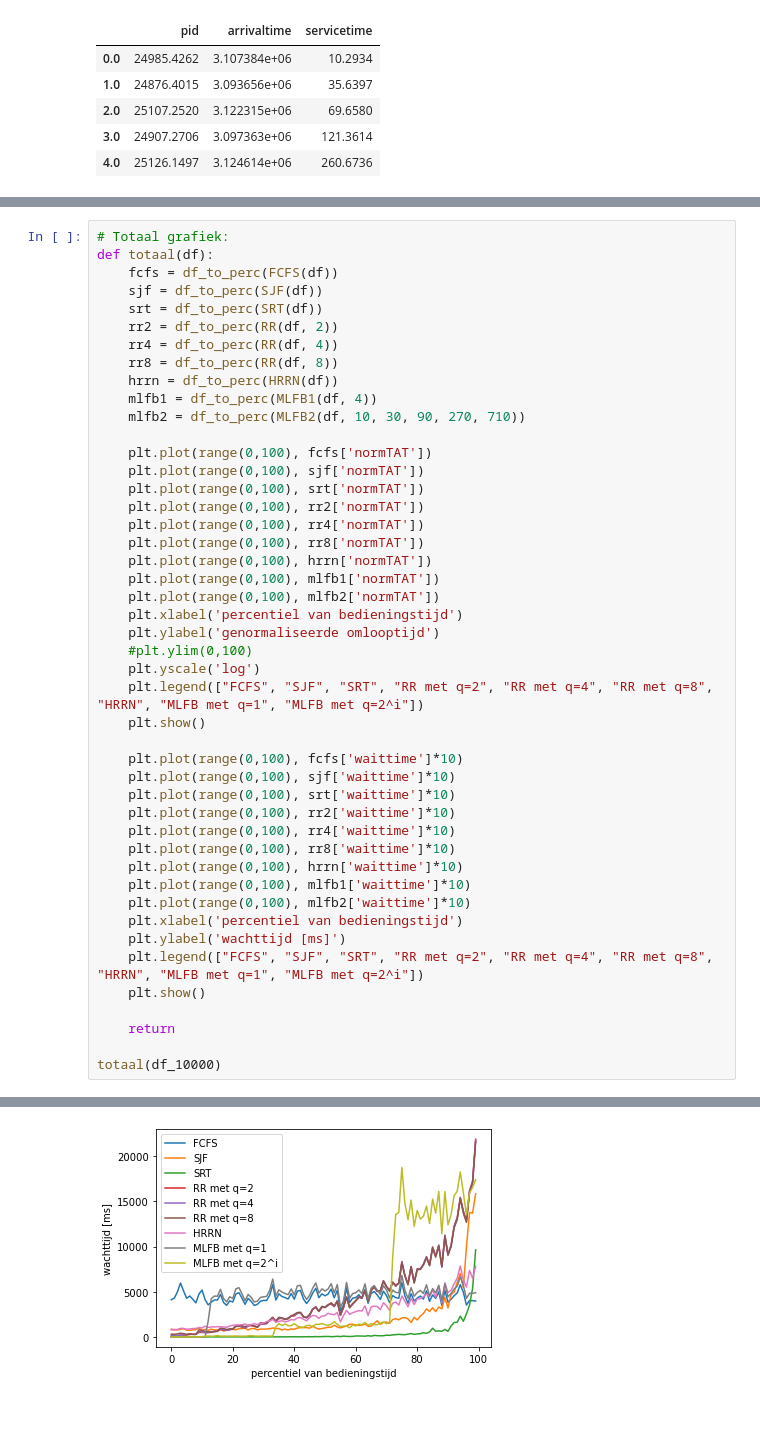
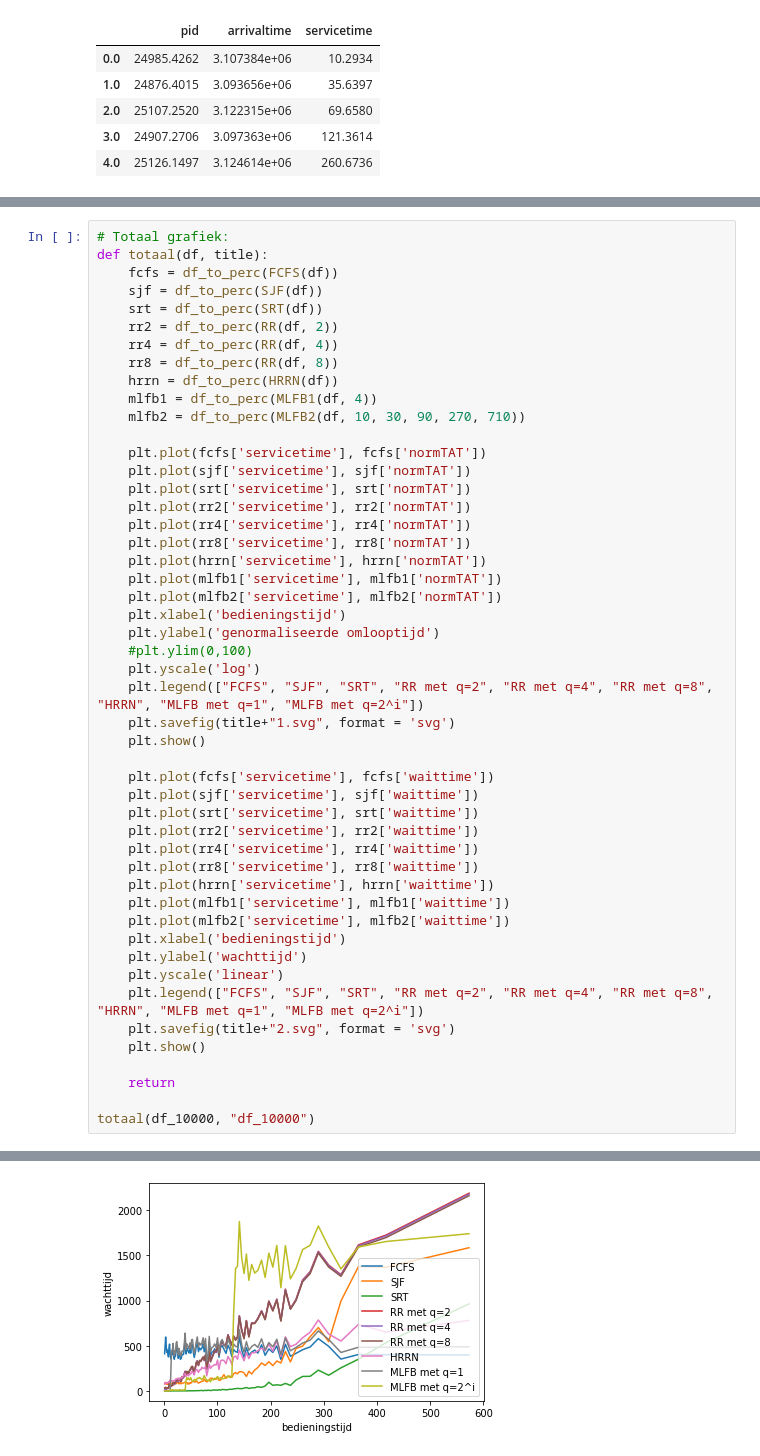
Before and after one commit to GPeeters/Besturingssystemen-2, a Jupyter notebook: process_scheduler.ipynb, the cells around one changed output, grey strips where cells are left out. Cells and saved outputs as stored; diff of their text form; blank space fills up the shorter version.

```diff
--- a/process_scheduler.ipynb
+++ b/process_scheduler.ipynb
@@ -1034,7 +1034,7 @@ gemiddelde wachttijd bedraagt: 4409ms
 [figure]
 # %%
 # Totaal grafiek:
-def totaal(df):
+def totaal(df, title):
     fcfs = df_to_perc(FCFS(df))
     sjf = df_to_perc(SJF(df))
     srt = df_to_perc(SRT(df))
@@ -1045,37 +1045,40 @@ def totaal(df):
     mlfb1 = df_to_perc(MLFB1(df, 4))
     mlfb2 = df_to_perc(MLFB2(df, 10, 30, 90, 270, 710))
 
-    plt.plot(range(0,100), fcfs['normTAT'])
-    plt.plot(range(0,100), sjf['normTAT'])
-    plt.plot(range(0,100), srt['normTAT'])
-    plt.plot(range(0,100), rr2['normTAT'])
-    plt.plot(range(0,100), rr4['normTAT'])
-    plt.plot(range(0,100), rr8['normTAT'])
-    plt.plot(range(0,100), hrrn['normTAT'])
-    plt.plot(range(0,100), mlfb1['normTAT'])
-    plt.plot(range(0,100), mlfb2['normTAT'])
-    plt.xlabel('percentiel van bedieningstijd')
+    plt.plot(fcfs['servicetime'], fcfs['normTAT'])
+    plt.plot(sjf['servicetime'], sjf['normTAT'])
+    plt.plot(srt['servicetime'], srt['normTAT'])
+    plt.plot(rr2['servicetime'], rr2['normTAT'])
+    plt.plot(rr4['servicetime'], rr4['normTAT'])
+    plt.plot(rr8['servicetime'], rr8['normTAT'])
+    plt.plot(hrrn['servicetime'], hrrn['normTAT'])
+    plt.plot(mlfb1['servicetime'], mlfb1['normTAT'])
+    plt.plot(mlfb2['servicetime'], mlfb2['normTAT'])
+    plt.xlabel('bedieningstijd')
     plt.ylabel('genormaliseerde omlooptijd')
     #plt.ylim(0,100)
     plt.yscale('log')
     plt.legend(["FCFS", "SJF", "SRT", "RR met q=2", "RR met q=4", "RR met q=8", "HRRN", "MLFB met q=1", "MLFB met q=2^i"])
+    plt.savefig(title+"1.svg", format = 'svg')
     plt.show()
 
-    plt.plot(range(0,100), fcfs['waittime']*10)
-    plt.plot(range(0,100), sjf['waittime']*10)
-    plt.plot(range(0,100), srt['waittime']*10)
-    plt.plot(range(0,100), rr2['waittime']*10)
-    plt.plot(range(0,100), rr4['waittime']*10)
-    plt.plot(range(0,100), rr8['waittime']*10)
-    plt.plot(range(0,100), hrrn['waittime']*10)
-    plt.plot(range(0,100), mlfb1['waittime']*10)
-    plt.plot(range(0,100), mlfb2['waittime']*10)
-    plt.xlabel('percentiel van bedieningstijd')
-    plt.ylabel('wachttijd [ms]')
+    plt.plot(fcfs['servicetime'], fcfs['waittime'])
+    plt.plot(sjf['servicetime'], sjf['waittime'])
+    plt.plot(srt['servicetime'], srt['waittime'])
+    plt.plot(rr2['servicetime'], rr2['waittime'])
+    plt.plot(rr4['servicetime'], rr4['waittime'])
+    plt.plot(rr8['servicetime'], rr8['waittime'])
+    plt.plot(hrrn['servicetime'], hrrn['waittime'])
+    plt.plot(mlfb1['servicetime'], mlfb1['waittime'])
+    plt.plot(mlfb2['servicetime'], mlfb2['waittime'])
+    plt.xlabel('bedieningstijd')
+    plt.ylabel('wachttijd')
+    plt.yscale('linear')
     plt.legend(["FCFS", "SJF", "SRT", "RR met q=2", "RR met q=4", "RR met q=8", "HRRN", "MLFB met q=1", "MLFB met q=2^i"])
+    plt.savefig(title+"2.svg", format = 'svg')
     plt.show()
 
     return
 
-totaal(df_10000)
+totaal(df_10000, "df_10000")
 # %% [output]
@@ -1083,2 +1086,2 @@ totaal(df_10000)
-[figure, old version]
+[figure, new version]
 # %%
```
Also changed, not shown: parts of 9 cells of this notebook, 6 other files.
